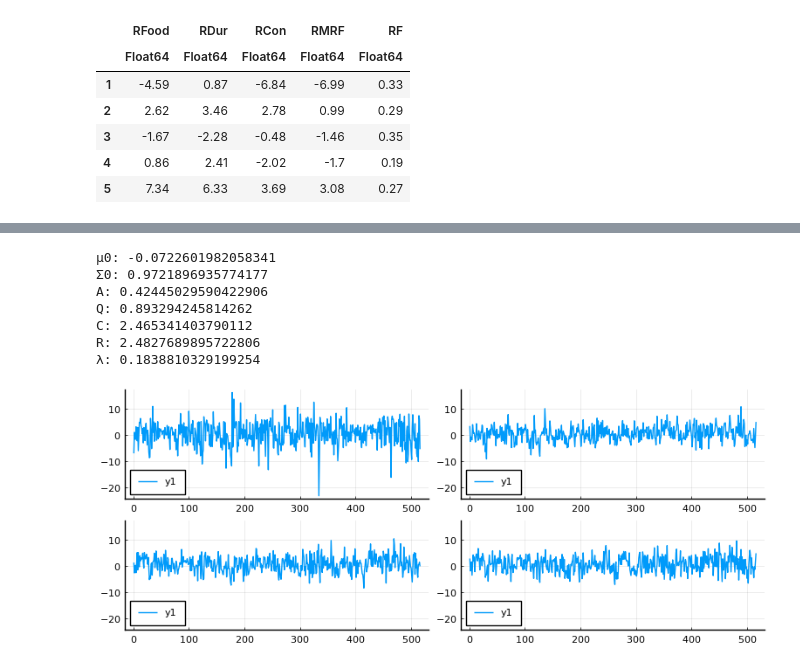
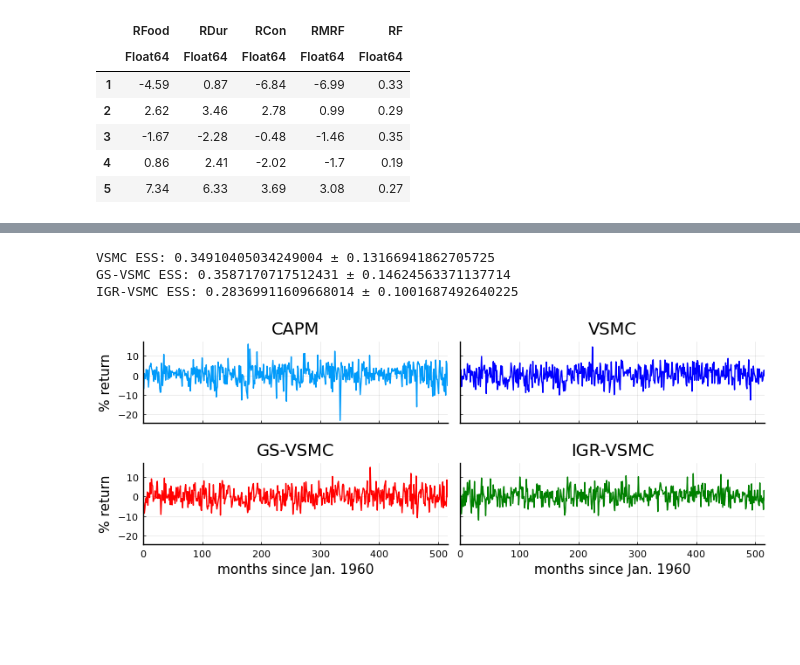
Before and after one commit to chiukenny/STAT520B-finalproject, a Jupyter notebook: code/project_code.ipynb, the cells around one changed output, grey strips where cells are left out. Saved outputs shown, nothing was run; the diff lists cells and outputs as text; code cells hidden in the pictures; blank space fills up the shorter version.

```diff
--- a/code/project_code.ipynb
+++ b/code/project_code.ipynb
@@ -936,5 +1162,8 @@ first(Capm,5)
 | 5 | 7.34 | 6.33 | 3.69 | 3.08 | 0.27 |
 # %%
 T = nrow(Capm)
-pcapm = plot(1:T,Capm."RMRF")
+
+xticks = (0:100:500,["","","","","",""])
+yticks = (-20:10:10,["","","",""])
+pcapm = plot(1:T, Capm."RMRF", title="CAPM", ylab="% return", legend=nothing, xlims=(0,T), xticks=xticks)
 # %% [output]
@@ -1001,7 +1171,7 @@ end
 # %%
 dimX = 1
 dimY = 1
-N = 4
+N = 8
 
 y_true = Capm."RMRF"
 
@@ -1011,7 +1181,7 @@ model_params = CAPM_init_model_params()
 λ = 1.
 combined_params = [model_params...; λ]
 
-iters = 10
+iters = 100
 
 CAPM_obj_vsmc = p -> CAPM_obj(p,y_true,capm_smc,method=VSMC)
 CAPM_obj_gs = p -> CAPM_obj(p,y_true,capm_smc,method=GS_VSMC)
@@ -1029,15 +1199,9 @@ final_params_vsmc = params_vsmc[iters,:]
 final_params_gs = params_gs[iters,:]
 final_params_igr = params_igr[iters,:]
 
-println("VSMC")
-CAPM_obj(final_params_vsmc, y_true, capm_smc, verbose=true)
-println("GS-VSMC")
-CAPM_obj(final_params_gs, y_true, capm_smc, verbose=true)
-println("IGR-VSMC")
-CAPM_obj(final_params_igr, y_true, capm_smc, verbose=true)
-
-plot(1:iters, elbo_vsmc)
-plot!(1:iters, elbo_gs)
-plot!(1:iters, elbo_igr)
+pelbocapm = plot(1:iters, elbo_vsmc, label=VSMC, ylab="ELBO", xlab="iterations", legend=:bottomright,
+    linecolor=VSMC_col, linewidth=LW, lineopacity=LO)
+plot!(1:iters, elbo_gs, label=GS_VSMC, linecolor=GS_VSMC_col, linewidth=LW, lineopacity=LO)
+plot!(1:iters, elbo_igr, label=IGR_VSMC, linecolor=IGR_VSMC_col, linewidth=LW, lineopacity=LO)
 # %% [output]
 VSMC
@@ -1049,35 +1214,47 @@ ESS: 0.3200435952071381
-# %%
-println("μ0: ", final_params_vsmc[1])
-println("Σ0: ", final_params_vsmc[2])
-println("A: ", final_params_vsmc[3])
-println("Q: ", final_params_vsmc[4])
-println("C: ", final_params_vsmc[5])
-println("R: ", final_params_vsmc[6])
-println("λ: ", final_params_vsmc[7])
-# %% [output]
-μ0: -0.0722601982058341
-Σ0: 0.9721896935774177
-A: 0.42445029590422906
-Q: 0.893294245814262
-C: 2.465341403790112
-R: 2.4827689895722806
-λ: 0.1838810329199254
+# %%
+n = 100
+ess_vsmc = zeros(n)
+ess_gs = zeros(n)
+ess_igr = zeros(n)
+
+for i in 1:n
+    logZ, ess = CAPM_obj(final_params_vsmc, y_true, capm_smc, return_ess=true)
+    ess_vsmc[i] = ess
+
+    logZ, ess = CAPM_obj(final_params_gs, y_true, capm_smc, return_ess=true)
+    ess_gs[i] = ess
+
+    logZ, ess = CAPM_obj(final_params_igr, y_true, capm_smc, return_ess=true)
+    ess_igr[i] = ess
+end
+
+println("VSMC ESS: ", mean(ess_vsmc), " ± ", std(ess_vsmc))
+println("GS-VSMC ESS: ", mean(ess_gs), " ± ", std(ess_gs))
+println("IGR-VSMC ESS: ", mean(ess_igr), " ± ", std(ess_igr))
+# %% [output]
+VSMC ESS: 0.34910405034249004 ± 0.13166941862705725
+GS-VSMC ESS: 0.3587170717512431 ± 0.14624563371137714
+IGR-VSMC ESS: 0.28369911609668014 ± 0.1001687492640225
 # %%
+pyplot(size=(770,300))
+
 # C = final_params[5], R = final_params[6]
 sample_x_vsmc = sim_q(final_params_vsmc[7], final_params_vsmc[1:6], y_true, capm_smc)[1,:,1]
 sample_y_vsmc = final_params_vsmc[5] .* sample_x_vsmc + sqrt(final_params_vsmc[6]) .* randn(T)
 
 sample_x_gs = sim_q(final_params_gs[7], final_params_gs[1:6], y_true, capm_smc)[1,:,1]
 sample_y_gs = final_params_gs[5] .* sample_x_gs + sqrt(final_params_gs[6]) .* randn(T)
 
 sample_x_igr = sim_q(final_params_igr[7], final_params_igr[1:6], y_true, capm_smc)[1,:,1]
 sample_y_igr = final_params_igr[5] .* sample_x_gs + sqrt(final_params_igr[6]) .* randn(T)
 
-pcapm_vsmc = plot(1:T,sample_y_vsmc, ylims=ylims(pcapm))
-pcapm_gs = plot(1:T,sample_y_gs, ylims=ylims(pcapm))
-pcapm_igr = plot(1:T,sample_y_igr, ylims=ylims(pcapm))
+pcapm_vsmc = plot(1:T, sample_y_vsmc, legend=nothing, linecolor=VSMC_col,
+    title="VSMC", xlims=xlims(pcapm), ylims=ylims(pcapm), xticks=xticks, yticks=yticks)
+pcapm_gs = plot(1:T, sample_y_gs, legend=nothing, linecolor=GS_VSMC_col,
+    title="GS-VSMC", xlab="months since Jan. 1960", ylab="% return", xlims=xlims(pcapm), ylims=ylims(pcapm))
+pcapm_igr = plot(1:T,sample_y_igr, legend=nothing, linecolor=IGR_VSMC_col,
+    title="IGR-VSMC", xlab="months since Jan. 1960", xlims=xlims(pcapm), ylims=ylims(pcapm), yticks=yticks)
 
-pyplot(size=(770,300))
-plot(pcapm, pcapm_vsmc, pcapm_gs, pcapm_igr)
+pcapmss = plot(pcapm, pcapm_vsmc, pcapm_gs, pcapm_igr)
 # %% [output]
-[figure, old version]
+[figure, new version]
```
Also changed, not shown: parts of 47 cells of this notebook, 7 other files.
